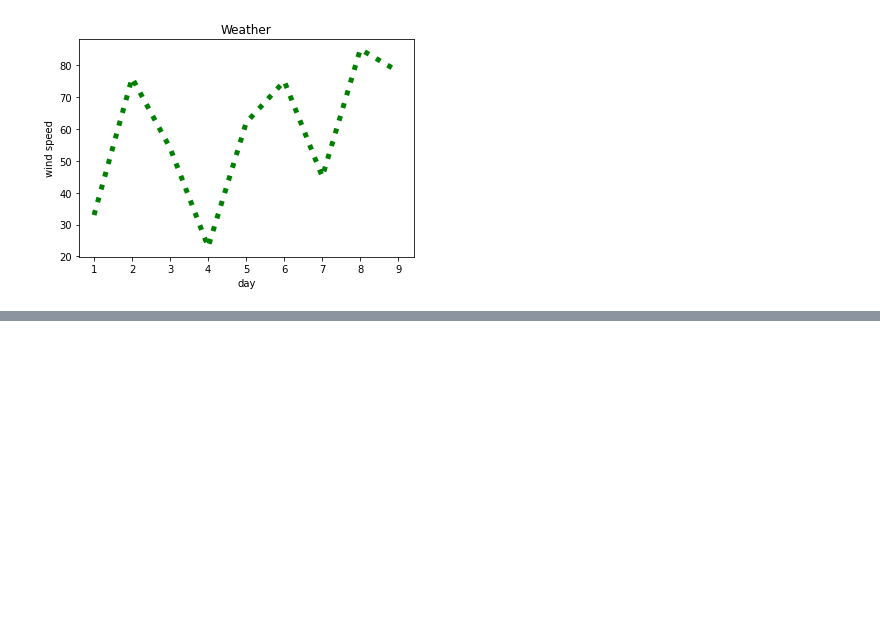
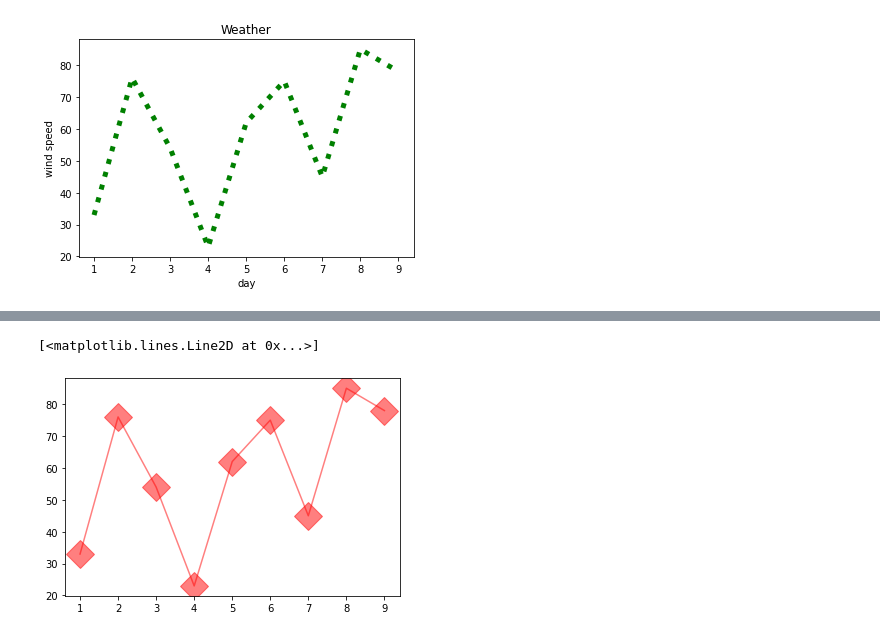
Before and after one commit to nikhil2008github/Data-ops, a Jupyter notebook: matplotlib.ipynb, the cells around one changed output, grey strips where cells are left out. Cells and saved outputs as stored; diff of their text form; code cells hidden in the pictures; blank space fills up the shorter version.

```diff
--- a/matplotlib.ipynb
+++ b/matplotlib.ipynb
@@ -33,0 +44,5 @@ plt.plot(x,y,color ='green', linewidth = 5, linestyle = "dotted")
+# %%
+plt.plot(x,y, 'r-D' ,markersize=20, alpha =.5) # alpha is to define the transparency of the line
+# %% [output]
+[<matplotlib.lines.Line2D at 0x...>]
+[figure, added]
```
Also changed, not shown: parts of 2 cells of this notebook.
